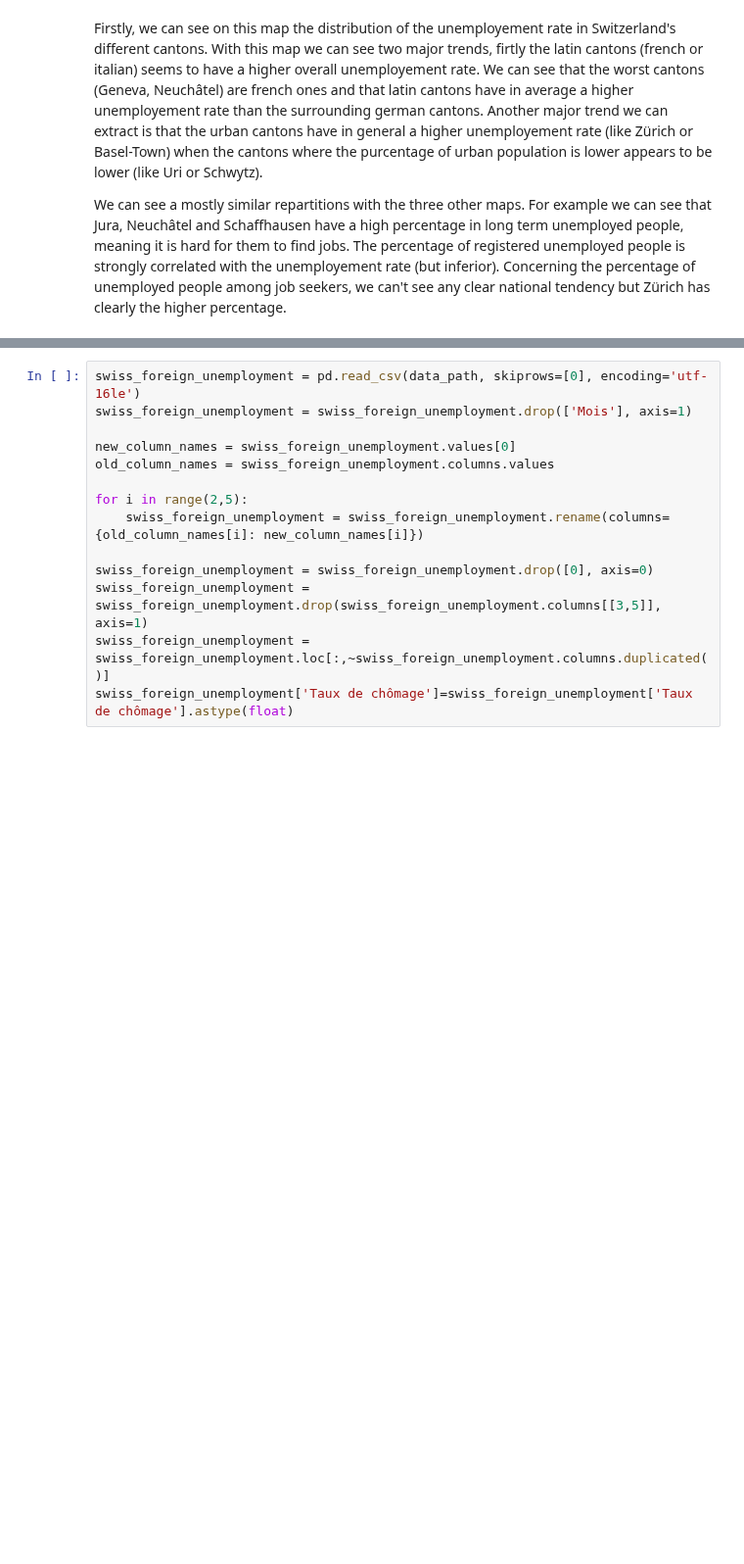
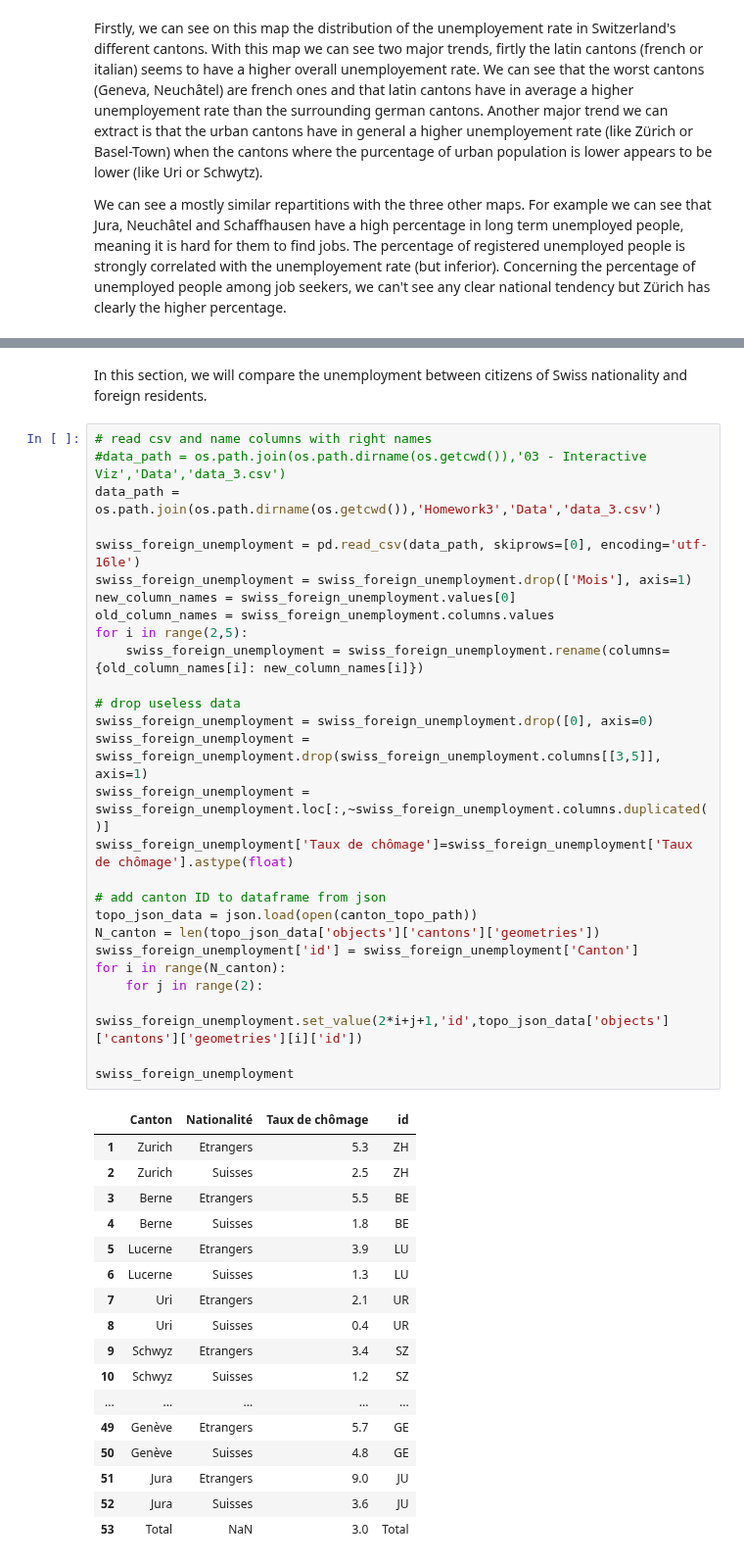
Before and after one commit to sbeuret/ADAProject_Bacsa_Beuret_Santarelli, a Jupyter notebook: 03 - Interactive Viz/Homework3.ipynb, the cells around one changed output, grey strips where cells are left out. Shown at 98% size. Cells and saved outputs as stored; diff of their text form; blank space fills up the shorter version.

```diff
--- a/03 - Interactive Viz/Homework3.ipynb
+++ b/03 - Interactive Viz/Homework3.ipynb
@@ -403,14 +372,47 @@ Load and clean data
+# %% [markdown]
+In this section, we will compare the unemployment between citizens of Swiss nationality and foreign residents.
 # %%
+# read csv and name columns with right names
+#data_path = os.path.join(os.path.dirname(os.getcwd()),'03 - Interactive Viz','Data','data_3.csv')
+data_path = os.path.join(os.path.dirname(os.getcwd()),'Homework3','Data','data_3.csv')
+
 swiss_foreign_unemployment = pd.read_csv(data_path, skiprows=[0], encoding='utf-16le')
 swiss_foreign_unemployment = swiss_foreign_unemployment.drop(['Mois'], axis=1)
-
 new_column_names = swiss_foreign_unemployment.values[0]
 old_column_names = swiss_foreign_unemployment.columns.values
-
 for i in range(2,5):
     swiss_foreign_unemployment = swiss_foreign_unemployment.rename(columns={old_column_names[i]: new_column_names[i]})
 
+# drop useless data
 swiss_foreign_unemployment = swiss_foreign_unemployment.drop([0], axis=0)
 swiss_foreign_unemployment = swiss_foreign_unemployment.drop(swiss_foreign_unemployment.columns[[3,5]], axis=1)
 swiss_foreign_unemployment = swiss_foreign_unemployment.loc[:,~swiss_foreign_unemployment.columns.duplicated()]
 swiss_foreign_unemployment['Taux de chômage']=swiss_foreign_unemployment['Taux de chômage'].astype(float)
+
+# add canton ID to dataframe from json
+topo_json_data = json.load(open(canton_topo_path))
+N_canton = len(topo_json_data['objects']['cantons']['geometries'])
+swiss_foreign_unemployment['id'] = swiss_foreign_unemployment['Canton']
+for i in range(N_canton):
+    for j in range(2):
+        swiss_foreign_unemployment.set_value(2*i+j+1,'id',topo_json_data['objects']['cantons']['geometries'][i]['id'])
+
+swiss_foreign_unemployment
+# %% [output]
+|  | Canton | Nationalité | Taux de chômage | id |
+| 1 | Zurich | Etrangers | 5.3 | ZH |
+| 2 | Zurich | Suisses | 2.5 | ZH |
+| 3 | Berne | Etrangers | 5.5 | BE |
+| 4 | Berne | Suisses | 1.8 | BE |
+| 5 | Lucerne | Etrangers | 3.9 | LU |
+| 6 | Lucerne | Suisses | 1.3 | LU |
+| 7 | Uri | Etrangers | 2.1 | UR |
+| 8 | Uri | Suisses | 0.4 | UR |
+| 9 | Schwyz | Etrangers | 3.4 | SZ |
+| 10 | Schwyz | Suisses | 1.2 | SZ |
+| ... | ... | ... | ... | ... |
+| 49 | Genève | Etrangers | 5.7 | GE |
+| 50 | Genève | Suisses | 4.8 | GE |
+| 51 | Jura | Etrangers | 9.0 | JU |
+| 52 | Jura | Suisses | 3.6 | JU |
+| 53 | Total | NaN | 3.0 | Total |
```
Also changed, not shown: parts of 20 cells of this notebook.
